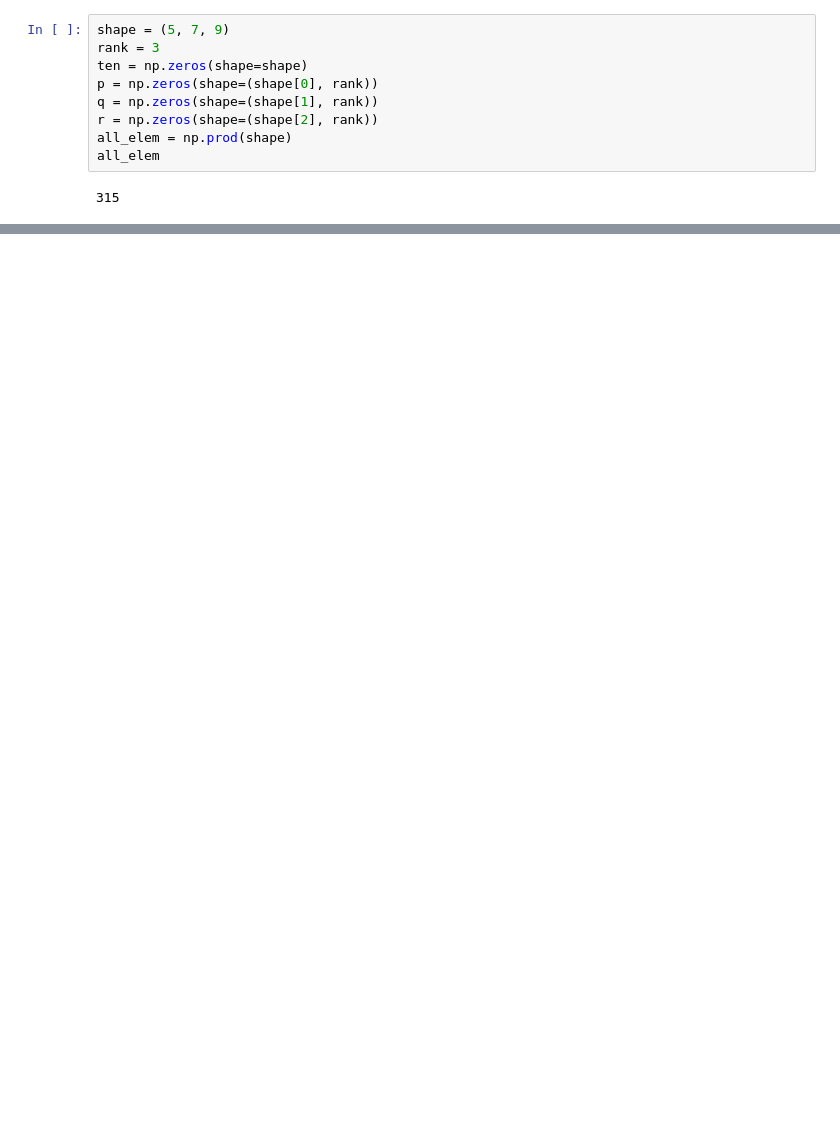
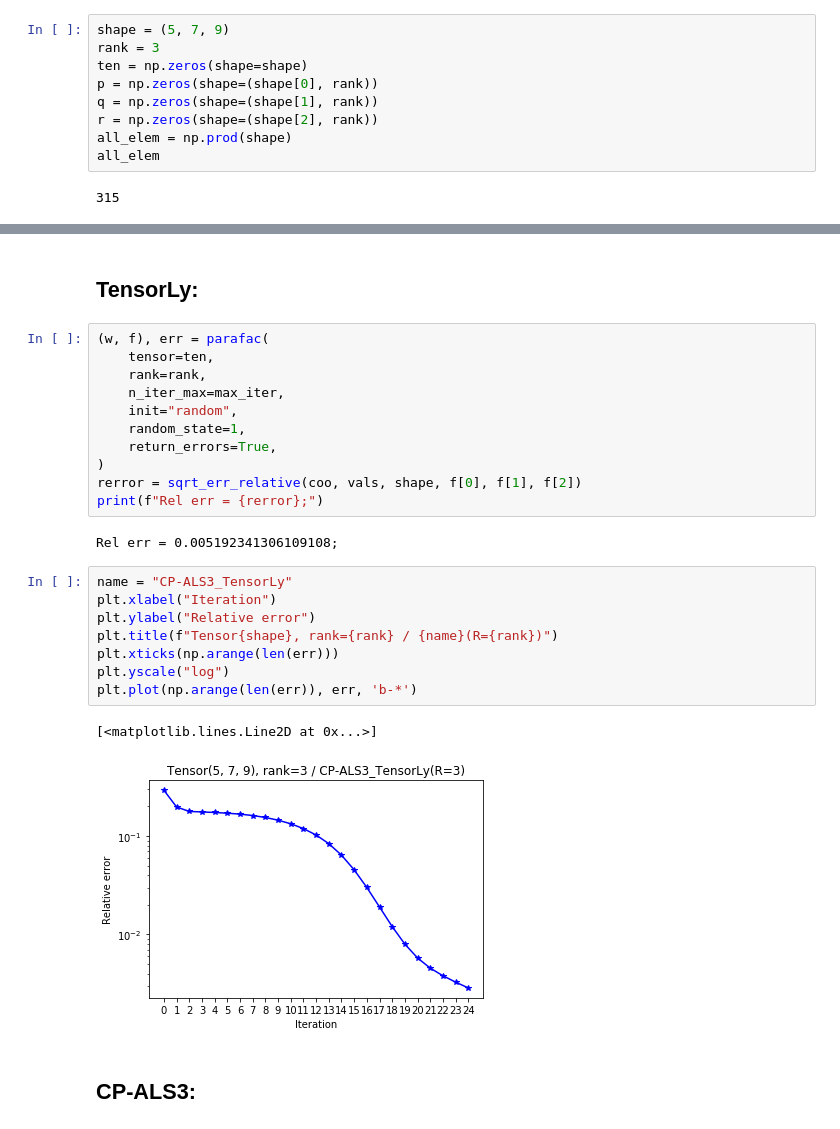
Before and after one commit to AlbMLpy/Relations_Learning, a Jupyter notebook: WRCP_ALS3.ipynb, the cells around one changed output, grey strips where cells are left out. Saved outputs shown, nothing was run; the diff lists cells and outputs as text; blank space fills up the shorter version.

```diff
--- a/WRCP_ALS3.ipynb
+++ b/WRCP_ALS3.ipynb
@@ -259,0 +233,28 @@ plt.plot(np.arange(max_iter), err[:max_iter], 'r-*')
+# %% [markdown]
+## TensorLy:
+# %%
+(w, f), err = parafac(
+    tensor=ten,
+    rank=rank,
+    n_iter_max=max_iter,
+    init="random",
+    random_state=1,
+    return_errors=True,
+)
+rerror = sqrt_err_relative(coo, vals, shape, f[0], f[1], f[2])
+print(f"Rel err = {rerror};")
+# %% [output]
+Rel err = 0.005192341306109108;
+# %%
+name = "CP-ALS3_TensorLy"
+plt.xlabel("Iteration")
+plt.ylabel("Relative error")
+plt.title(f"Tensor{shape}, rank={rank} / {name}(R={rank})")
+plt.xticks(np.arange(len(err)))
+plt.yscale("log")
+plt.plot(np.arange(len(err)), err, 'b-*')
+# %% [output]
+[<matplotlib.lines.Line2D at 0x...>]
+[figure, added]
+# %% [markdown]
+## CP-ALS3:
```
Also changed, not shown: parts of 44 cells of this notebook, 3 other files.
